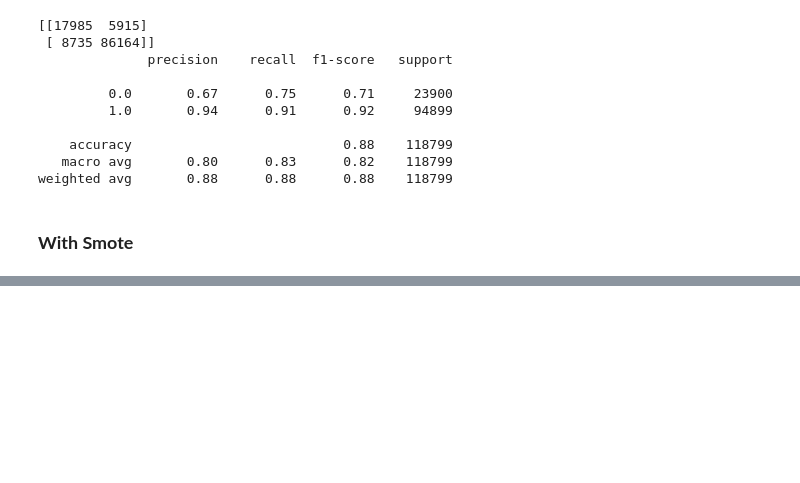
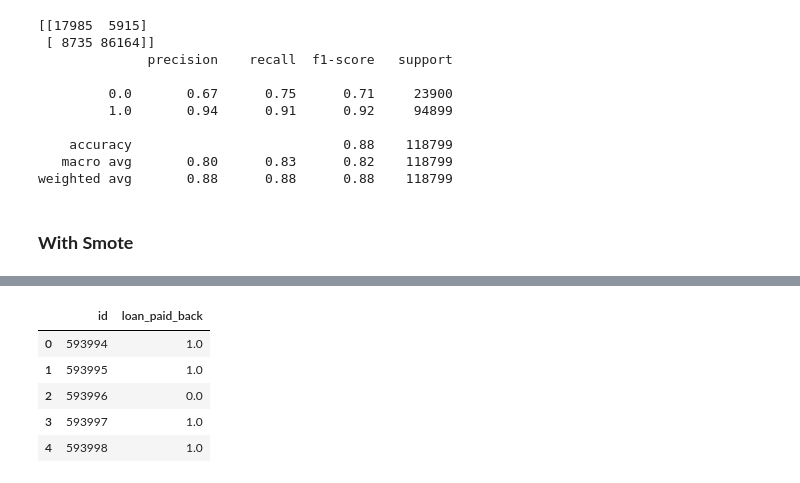
Before and after one commit to Ankit455/Predicting-Loan-Payback, a Jupyter notebook: pre.ipynb, the cells around one changed output, grey strips where cells are left out. Cells and saved outputs as stored; diff of their text form; code cells hidden in the pictures; blank space fills up the shorter version.

```diff
--- a/pre.ipynb
+++ b/pre.ipynb
@@ -142,0 +155,26 @@ weighted avg       0.87      0.85      0.86    118799
+# %%
+test_encoded = test.copy()
+for col in test_encoded.select_dtypes(include='object').columns:
+    le = LabelEncoder()
+    test_encoded[col] = le.fit_transform(test_encoded[col])
+# %%
+test_predictions = rf.predict(test_encoded)
+test_probabilities = rf.predict_proba(test_encoded)[:, 1]
+# %%
+test_ids = test["id"]
+output = pd.DataFrame({
+    "id": test_ids,
+    "loan_paid_back": test_predictions
+})
+
+# 6. Save output
+output.to_csv("submission.csv", index=False)
+
+output.head()
+# %% [output]
+|  | id | loan_paid_back |
+| 0 | 593994 | 1.0 |
+| 1 | 593995 | 1.0 |
+| 2 | 593996 | 0.0 |
+| 3 | 593997 | 1.0 |
+| 4 | 593998 | 1.0 |
```
Also changed, not shown: parts of 3 cells of this notebook, 1 other file.
